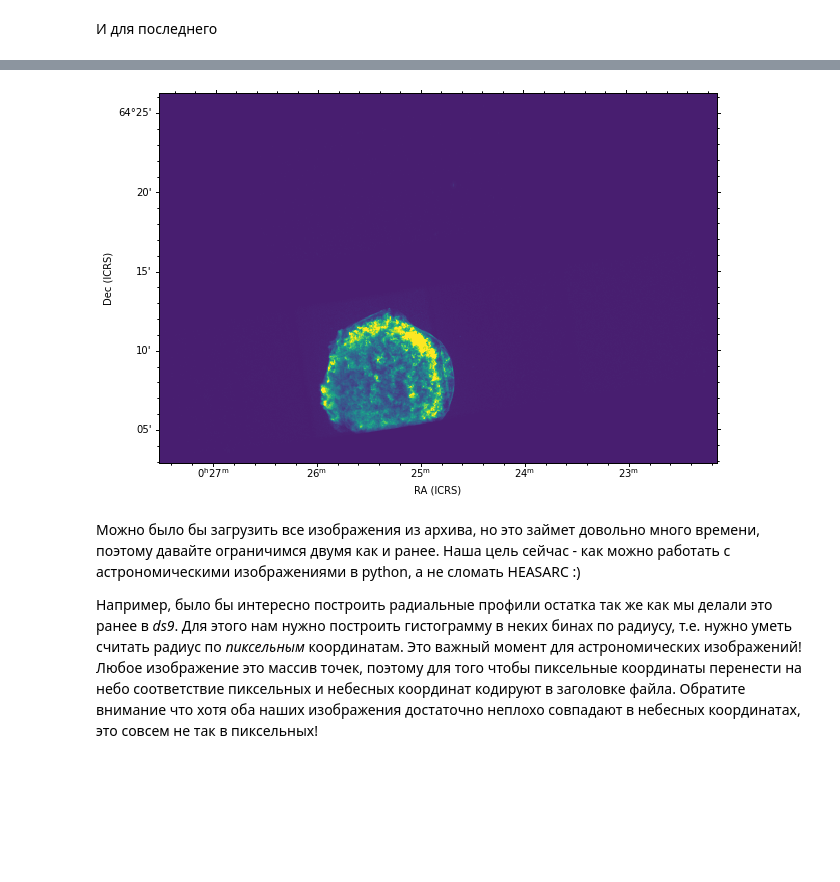
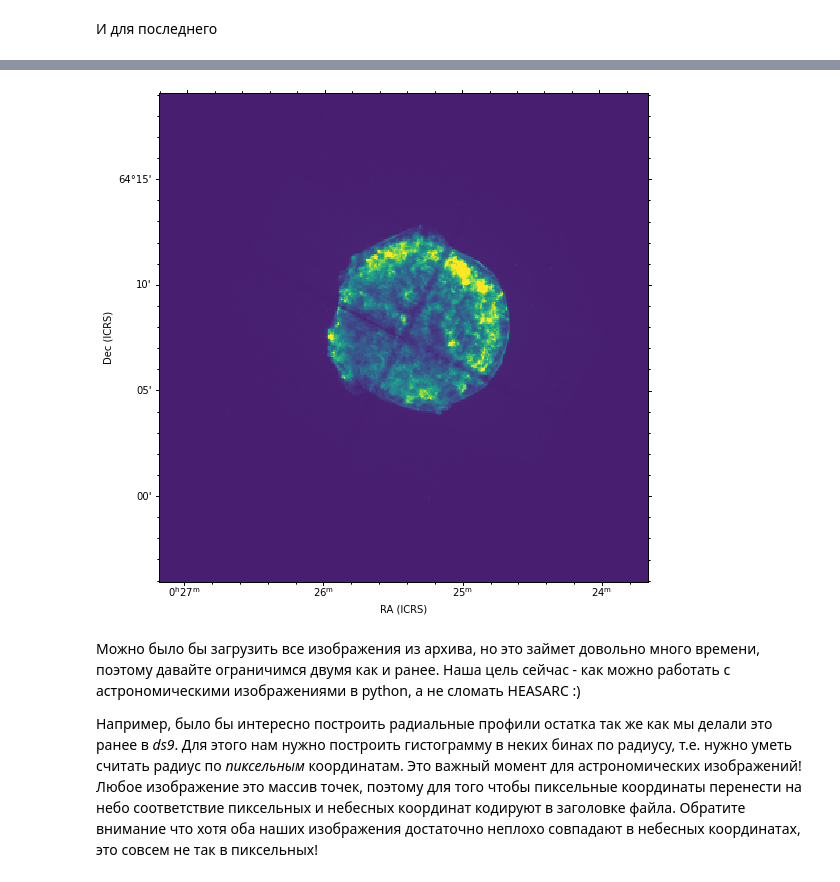
Before and after one commit to doroshv/traektoria_snr, a Jupyter notebook: SNR_expansion_rus.ipynb, the cells around one changed output, grey strips where cells are left out. Cells and saved outputs as stored; diff of their text form; code cells hidden in the pictures; blank space fills up the shorter version.

```diff
--- a/SNR_expansion_rus.ipynb
+++ b/SNR_expansion_rus.ipynb
@@ -234,6 +232,6 @@ Set MJD-END to 51808.093218 from DATE-END'. [astropy.wcs.wcs]
 И для последнего
 # %%
 latest_image = get_img(15998)
-fig = aplpy.FITSFigure(hdu)
+fig = aplpy.FITSFigure(latest_image)
 fig.show_colorscale()
 # %% [output]
@@ -244,4 +242,4 @@ Set MJD-END to 51808.093218 from DATE-END'. [astropy.wcs.wcs]
-[figure, old version]
+[figure, new version]
 # %% [markdown]
 Можно было бы загрузить все изображения из архива, но это займет довольно много времени, поэтому давайте ограничимся двумя как и ранее. Наша цель сейчас - как можно работать с астрономическими изображениями в python, а не сломать HEASARC :)
 
```
Also changed, not shown: parts of 6 cells of this notebook.
